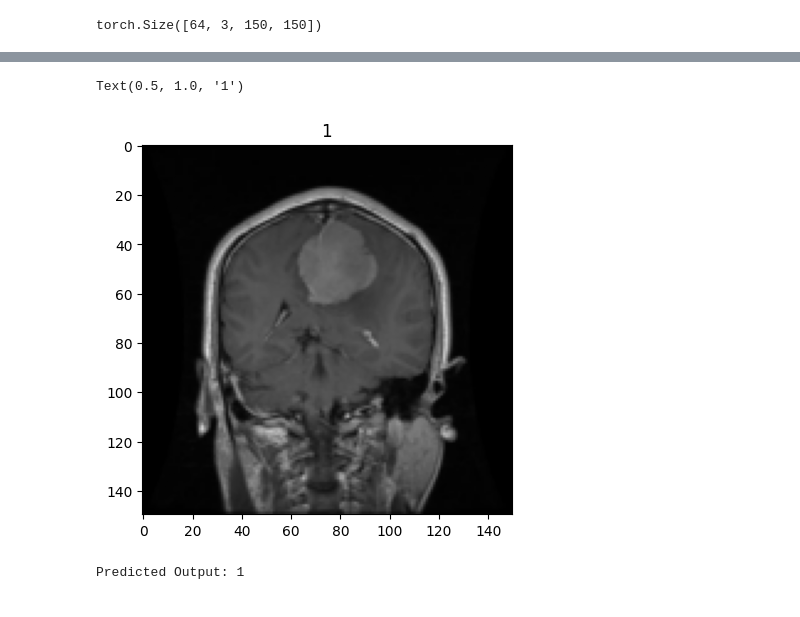
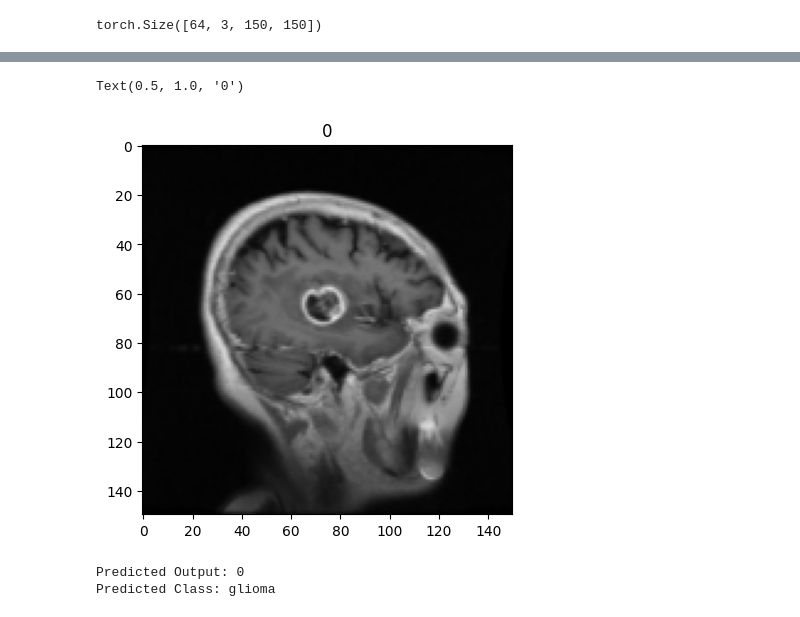
Before and after one commit to Akash-088/Brain-Tumor-Detection-, a Jupyter notebook: Brain_Tumor_Detection.ipynb, the cells around one changed output, grey strips where cells are left out. Drawn from its saved outputs; the diff is of its cells as text; code cells hidden in the pictures.

```diff
--- a/Brain_Tumor_Detection.ipynb
+++ b/Brain_Tumor_Detection.ipynb
@@ -348,10 +477,10 @@ plt.plot(range(num_epochs), accuracy_list)
 # %%
-img, label = val_set[500]
+img, label = val_set[256]
 plt.imshow(img.permute(1,2,0))
 plt.title(label)
 # %% [output]
-Text(0.5, 1.0, '1')
+Text(0.5, 1.0, '0')
-[figure, old version]
+[figure, new version]
 # %%
 image = img.unsqueeze(0)
 
@@ -359,6 +488,9 @@ with torch.no_grad():
   output = model(image)
 
 _, pred = torch.max(output, 1)
+predicted_class = train_set.classes[pred.item()]
 print("Predicted Output:", pred.item())
+print("Predicted Class:", predicted_class)
 # %% [output]
-Predicted Output: 1
+Predicted Output: 0
+Predicted Class: glioma
```
Also changed, not shown: parts of 12 cells of this notebook.
